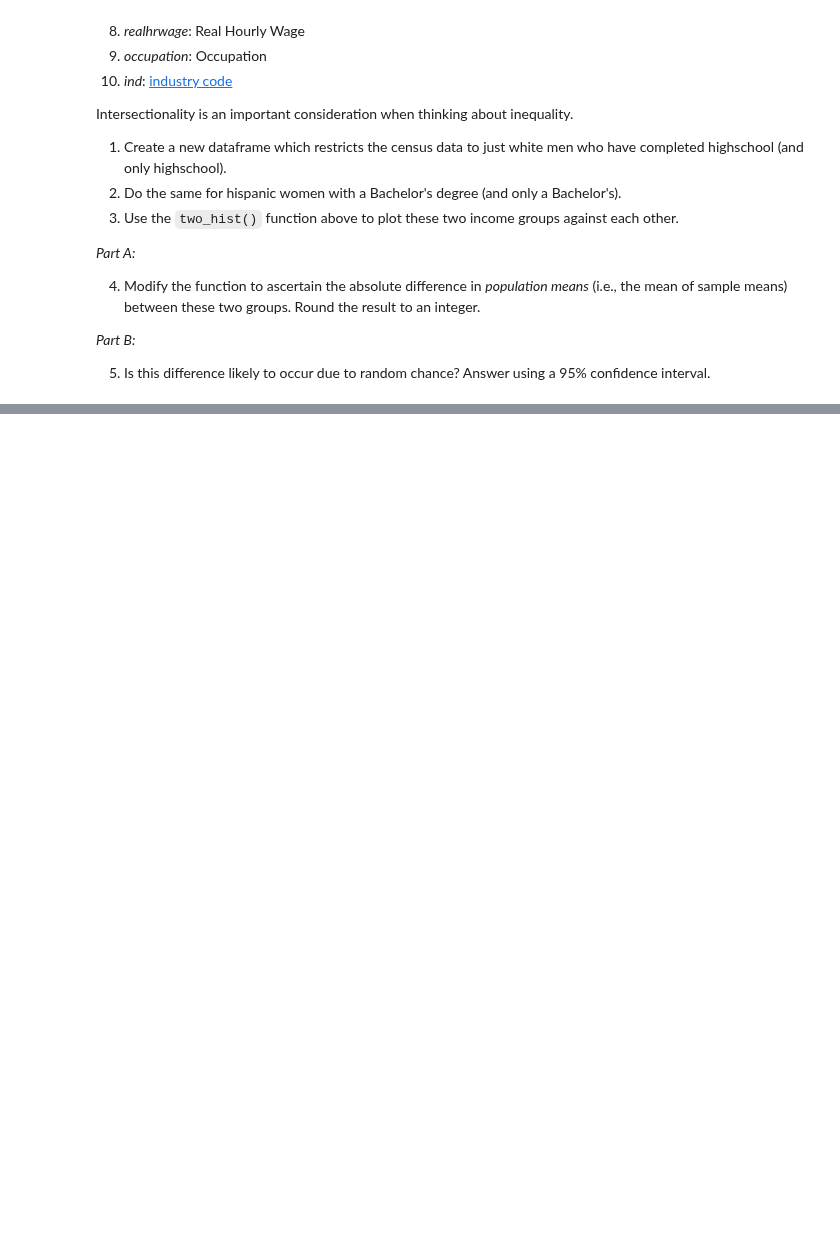
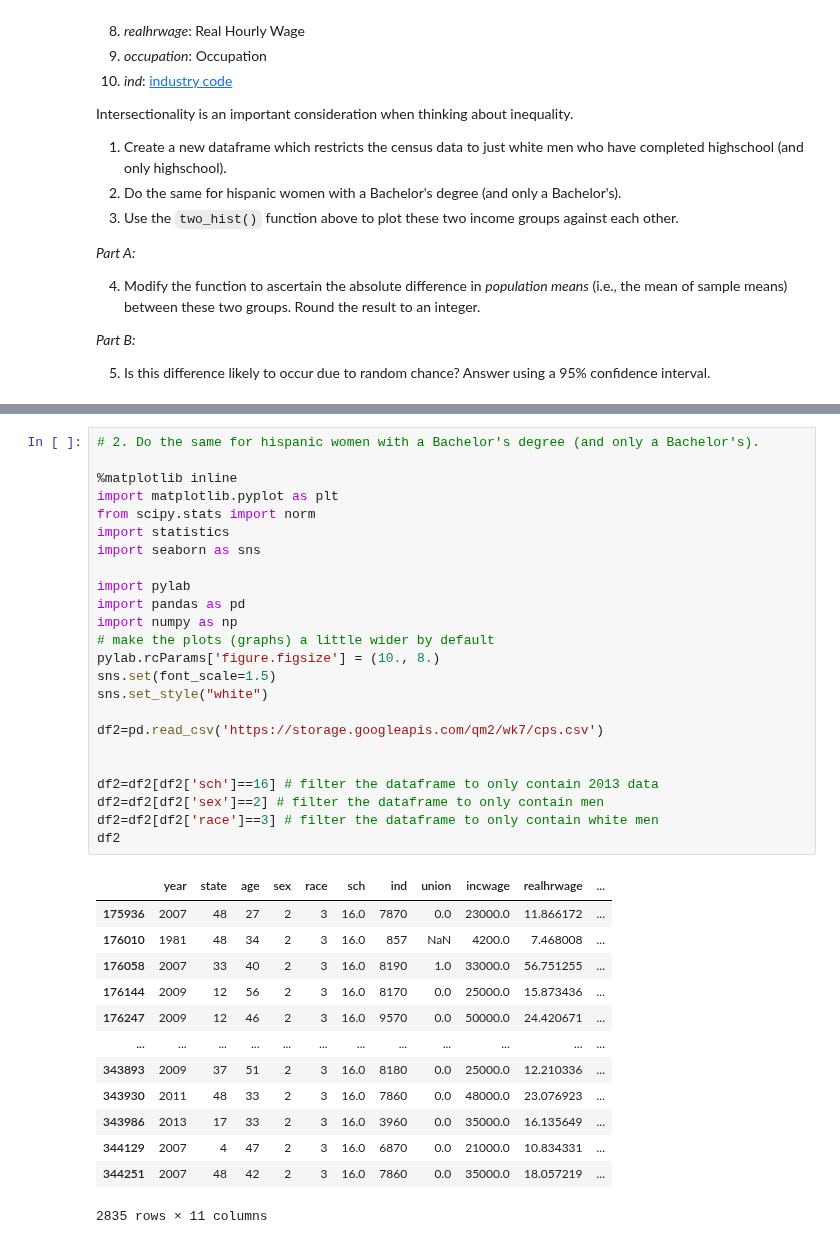
Before and after one commit to laiacoder/QM2, a Jupyter notebook: W5_Distributions_and_Basic_Statistics.ipynb, the cells around one changed output, grey strips where cells are left out. Cells and saved outputs as stored; diff of their text form; blank space fills up the shorter version.

```diff
--- a/W5_Distributions_and_Basic_Statistics.ipynb
+++ b/W5_Distributions_and_Basic_Statistics.ipynb
@@ -716,0 +755,38 @@ Intersectionality is an important consideration when thinking about inequality.
+# %%
+# 2. Do the same for hispanic women with a Bachelor's degree (and only a Bachelor's).
+
+%matplotlib inline
+import matplotlib.pyplot as plt
+from scipy.stats import norm
+import statistics
+import seaborn as sns
+
+import pylab
+import pandas as pd
+import numpy as np
+# make the plots (graphs) a little wider by default
+pylab.rcParams['figure.figsize'] = (10., 8.)
+sns.set(font_scale=1.5)
+sns.set_style("white")
+
+df2=pd.read_csv('https://storage.googleapis.com/qm2/wk7/cps.csv')
+
+
+df2=df2[df2['sch']==16] # filter the dataframe to only contain 2013 data
+df2=df2[df2['sex']==2] # filter the dataframe to only contain men
+df2=df2[df2['race']==3] # filter the dataframe to only contain white men
+df2
+# %% [output]
+|  | year | state | age | sex | race | sch | ind | union | incwage | realhrwage | ... |
+| 175936 | 2007 | 48 | 27 | 2 | 3 | 16.0 | 7870 | 0.0 | 23000.0 | 11.866172 | ... |
+| 176010 | 1981 | 48 | 34 | 2 | 3 | 16.0 | 857 | NaN | 4200.0 | 7.468008 | ... |
+| 176058 | 2007 | 33 | 40 | 2 | 3 | 16.0 | 8190 | 1.0 | 33000.0 | 56.751255 | ... |
+| 176144 | 2009 | 12 | 56 | 2 | 3 | 16.0 | 8170 | 0.0 | 25000.0 | 15.873436 | ... |
+| 176247 | 2009 | 12 | 46 | 2 | 3 | 16.0 | 9570 | 0.0 | 50000.0 | 24.420671 | ... |
+| ... | ... | ... | ... | ... | ... | ... | ... | ... | ... | ... | ... |
+| 343893 | 2009 | 37 | 51 | 2 | 3 | 16.0 | 8180 | 0.0 | 25000.0 | 12.210336 | ... |
+| 343930 | 2011 | 48 | 33 | 2 | 3 | 16.0 | 7860 | 0.0 | 48000.0 | 23.076923 | ... |
+| 343986 | 2013 | 17 | 33 | 2 | 3 | 16.0 | 3960 | 0.0 | 35000.0 | 16.135649 | ... |
+| 344129 | 2007 | 4 | 47 | 2 | 3 | 16.0 | 6870 | 0.0 | 21000.0 | 10.834331 | ... |
+| 344251 | 2007 | 48 | 42 | 2 | 3 | 16.0 | 7860 | 0.0 | 35000.0 | 18.057219 | ... |
+2835 rows × 11 columns
```
Also changed, not shown: parts of 1 cell of this notebook.
